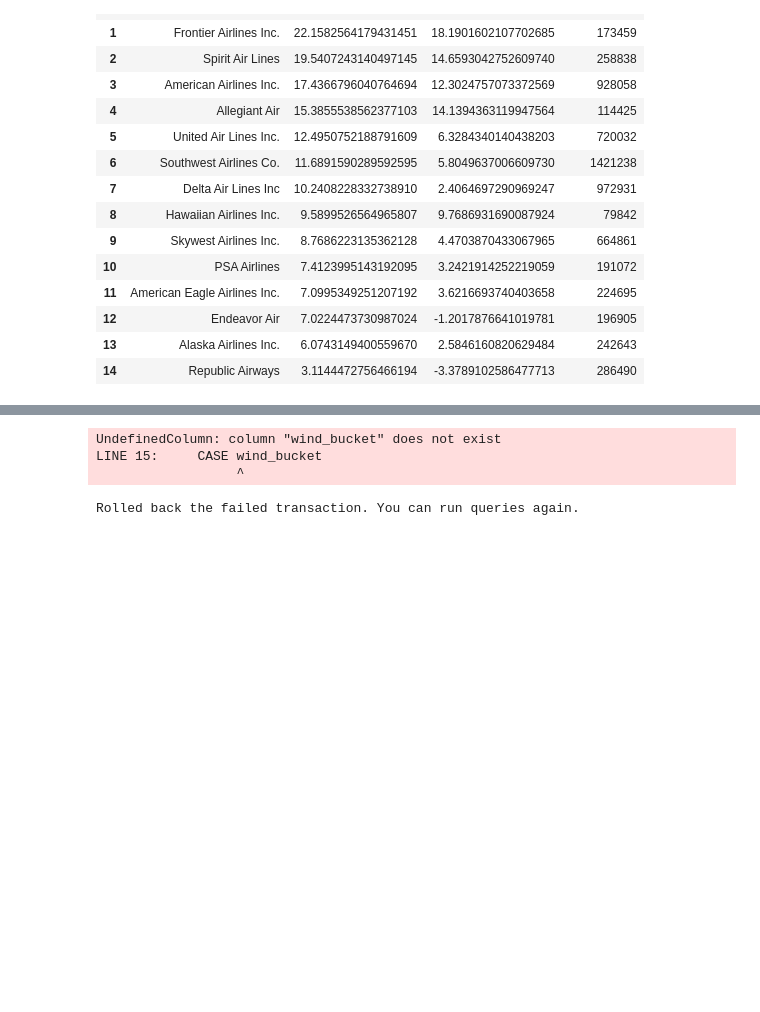
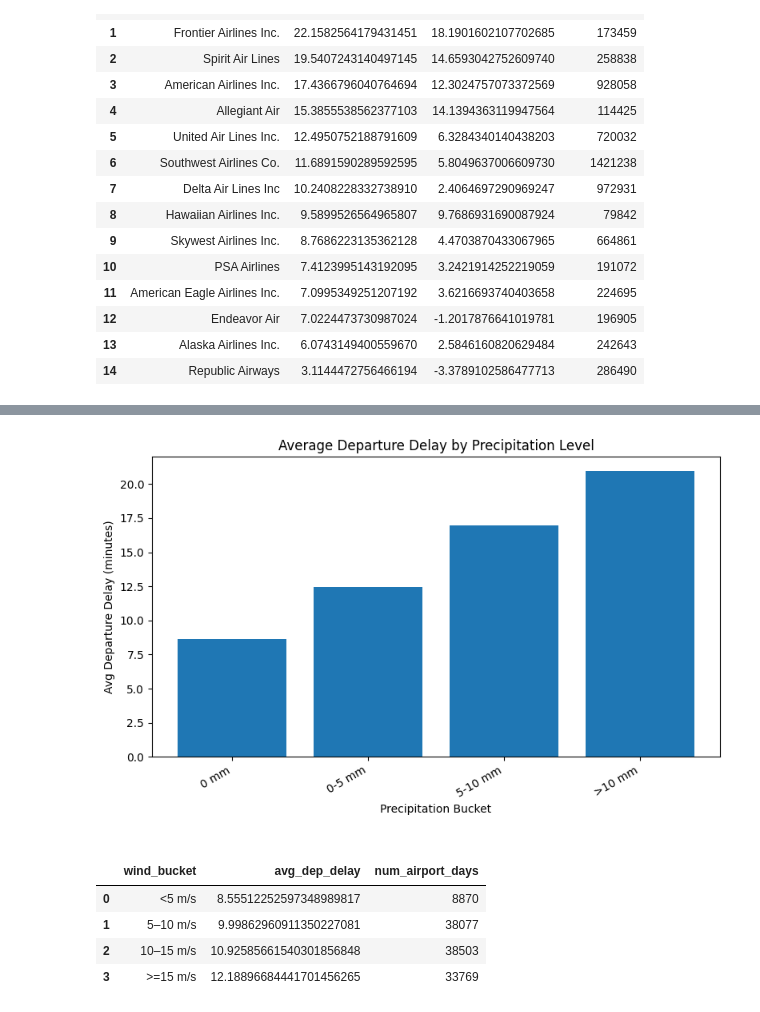
Before and after one commit to OmNai12/SQL-Project, a Jupyter notebook: main.ipynb, the cells around one changed output, grey strips where cells are left out. Saved outputs shown, nothing was run; the diff lists cells and outputs as text; code cells hidden in the pictures; blank space fills up the shorter version.

```diff
--- a/main.ipynb
+++ b/main.ipynb
@@ -744,23 +806,57 @@ LINE 16:     CASE prcp_bucket
+# %%
+import matplotlib.pyplot as plt
+
+# Extract fields
+buckets = df_prcp["prcp_bucket"]
+avg_dep = df_prcp["avg_dep_delay"]
+
+plt.figure(figsize=(8,5))
+plt.bar(buckets, avg_dep)
+
+plt.title("Average Departure Delay by Precipitation Level")
+plt.xlabel("Precipitation Bucket")
+plt.ylabel("Avg Departure Delay (minutes)")
+plt.xticks(rotation=30, ha='right')
+
+plt.tight_layout()
+plt.show()
+# %% [output]
+[figure, added]
+# %% [markdown]
+<!-- 5) Wind speed vs average delay -->
 # %%
 query = """
 SELECT
-    CASE
-        WHEN wspd IS NULL THEN 'No data'
-        WHEN wspd < 5 THEN '<5 m/s'
-        WHEN wspd >= 5 AND wspd < 10 THEN '5-10 m/s'
-        WHEN wspd >= 10 AND wspd < 15 THEN '10-15 m/s'
-        ELSE '>=15 m/s'
-    END AS wind_bucket,
-    AVG(avg_dep_delay) AS avg_dep_delay,
-    COUNT(*) AS num_airport_days
-FROM vw_airport_daily_delay_weather
-GROUP BY wind_bucket
+    wind_bucket,
+    avg_dep_delay,
+    num_airport_days
+FROM (
+    SELECT
+        CASE
+            WHEN wspd IS NULL THEN 'No data'
+            WHEN wspd < 5 THEN '<5 m/s'
+            WHEN wspd >= 5 AND wspd < 10 THEN '5–10 m/s'
+            WHEN wspd >= 10 AND wspd < 15 THEN '10–15 m/s'
+            ELSE '>=15 m/s'
+        END AS wind_bucket,
+        AVG(avg_dep_delay) AS avg_dep_delay,
+        COUNT(*) AS num_airport_days
+    FROM vw_airport_daily_delay_weather
+    GROUP BY
+        CASE
+            WHEN wspd IS NULL THEN 'No data'
+            WHEN wspd < 5 THEN '<5 m/s'
+            WHEN wspd >= 5 AND wspd < 10 THEN '5–10 m/s'
+            WHEN wspd >= 10 AND wspd < 15 THEN '10–15 m/s'
+            ELSE '>=15 m/s'
+        END
+) buckets
 ORDER BY
     CASE wind_bucket
         WHEN 'No data' THEN 1
         WHEN '<5 m/s' THEN 2
-        WHEN '5-10 m/s' THEN 3
-        WHEN '10-15 m/s' THEN 4
+        WHEN '5–10 m/s' THEN 3
+        WHEN '10–15 m/s' THEN 4
         ELSE 5
     END;
 """
@@ -768,11 +864,8 @@ ORDER BY
 df_wind = run_query(query)
 df_wind
 # %% [output]
-UndefinedColumn: column "wind_bucket" does not exist
-LINE 15:     CASE wind_bucket
-                  ^
+|  | wind_bucket | avg_dep_delay | num_airport_days |
+| 0 | <5 m/s | 8.55512252597348989817 | 8870 |
+| 1 | 5–10 m/s | 9.99862960911350227081 | 38077 |
+| 2 | 10–15 m/s | 10.92585661540301856848 | 38503 |
+| 3 | >=15 m/s | 12.18896684441701456265 | 33769 |
-# %%
-conn.rollback()
-print("Rolled back the failed transaction. You can run queries again.")
-# %% [output]
-Rolled back the failed transaction. You can run queries again.
```
Also changed, not shown: parts of 16 cells of this notebook.
